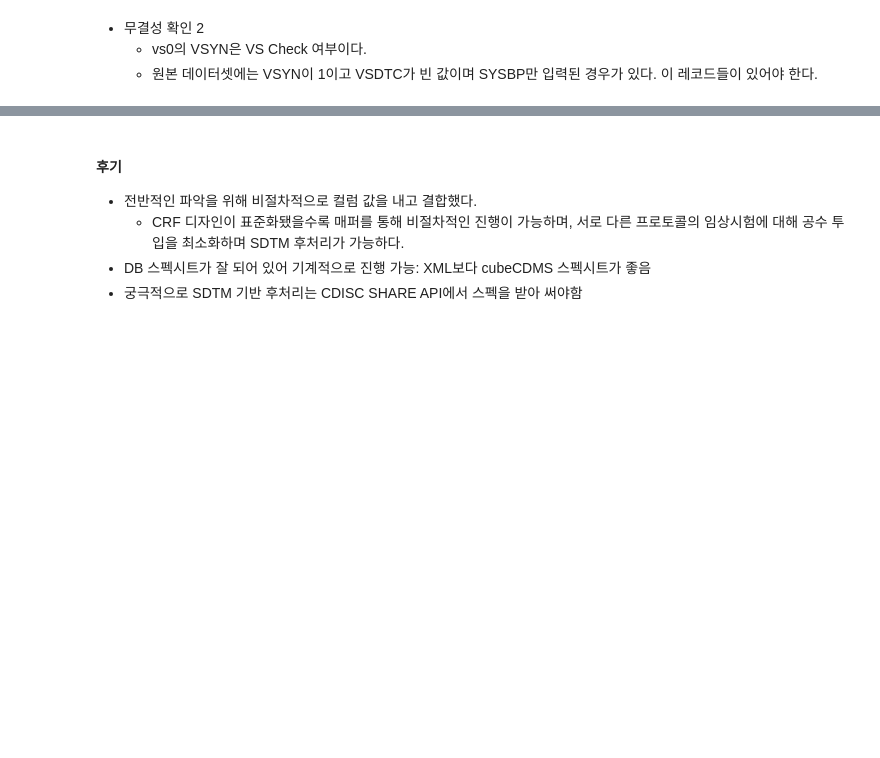
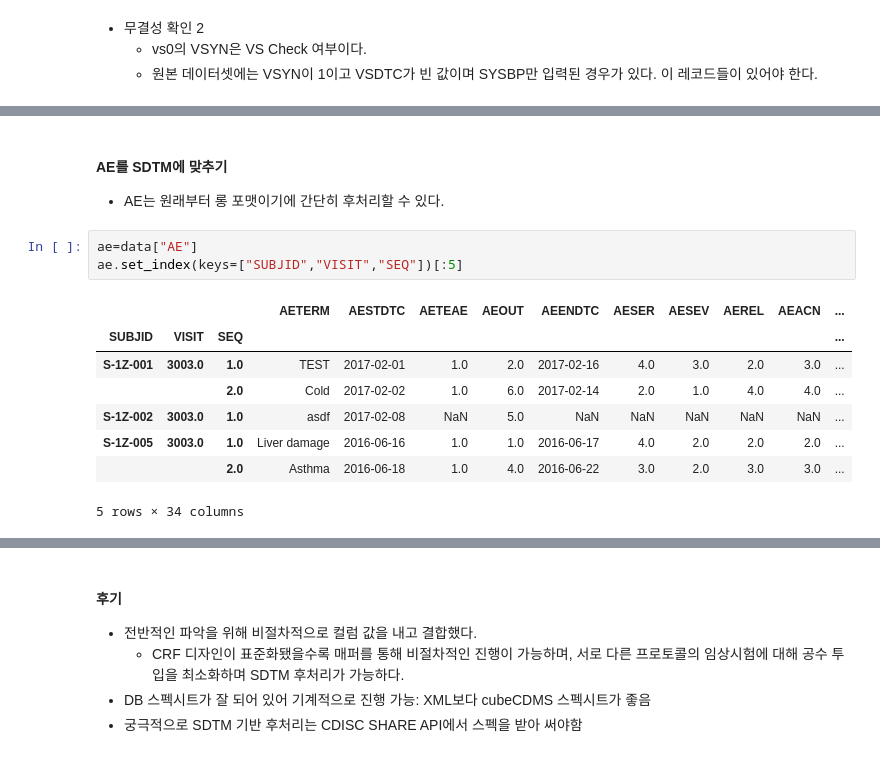
Before and after one commit to beeseosil/pub, a Jupyter notebook: ct/dmb.ipynb, the cells around one changed output, grey strips where cells are left out. Saved outputs shown, nothing was run; the diff lists cells and outputs as text; blank space fills up the shorter version.

```diff
--- a/ct/dmb.ipynb
+++ b/ct/dmb.ipynb
@@ -196,0 +197,15 @@ vs_sdtm[vsyn][pd.isna(vs_sdtm[vsyn].VSDTC)].query("(VSTESTCD=='SYSBP') & (VSORRE
+# %% [markdown]
+#### AE를 SDTM에 맞추기
+- AE는 원래부터 롱 포맷이기에 간단히 후처리할 수 있다.
+# %%
+ae=data["AE"]
+ae.set_index(keys=["SUBJID","VISIT","SEQ"])[:5]
+# %% [output]
+|  |  |  | AETERM | AESTDTC | AETEAE | AEOUT | AEENDTC | AESER | AESEV | AEREL | AEACN | ... |
+| SUBJID | VISIT | SEQ |  |  |  |  |  |  |  |  |  | ... |
+| S-1Z-001 | 3003.0 | 1.0 | TEST | 2017-02-01 | 1.0 | 2.0 | 2017-02-16 | 4.0 | 3.0 | 2.0 | 3.0 | ... |
+|  |  | 2.0 | Cold | 2017-02-02 | 1.0 | 6.0 | 2017-02-14 | 2.0 | 1.0 | 4.0 | 4.0 | ... |
+| S-1Z-002 | 3003.0 | 1.0 | asdf | 2017-02-08 | NaN | 5.0 | NaN | NaN | NaN | NaN | NaN | ... |
+| S-1Z-005 | 3003.0 | 1.0 | Liver damage | 2016-06-16 | 1.0 | 1.0 | 2016-06-17 | 4.0 | 2.0 | 2.0 | 2.0 | ... |
+|  |  | 2.0 | Asthma | 2016-06-18 | 1.0 | 4.0 | 2016-06-22 | 3.0 | 2.0 | 3.0 | 3.0 | ... |
+5 rows × 34 columns
```
Also changed, not shown: parts of 5 cells of this notebook.
